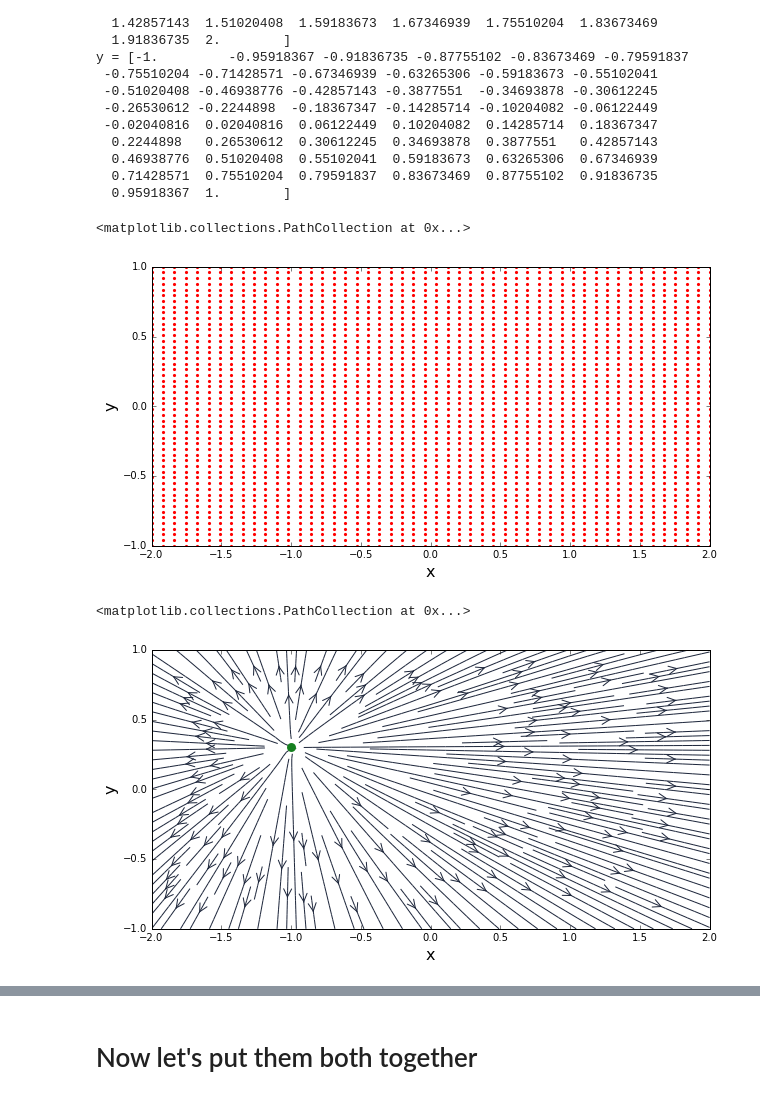
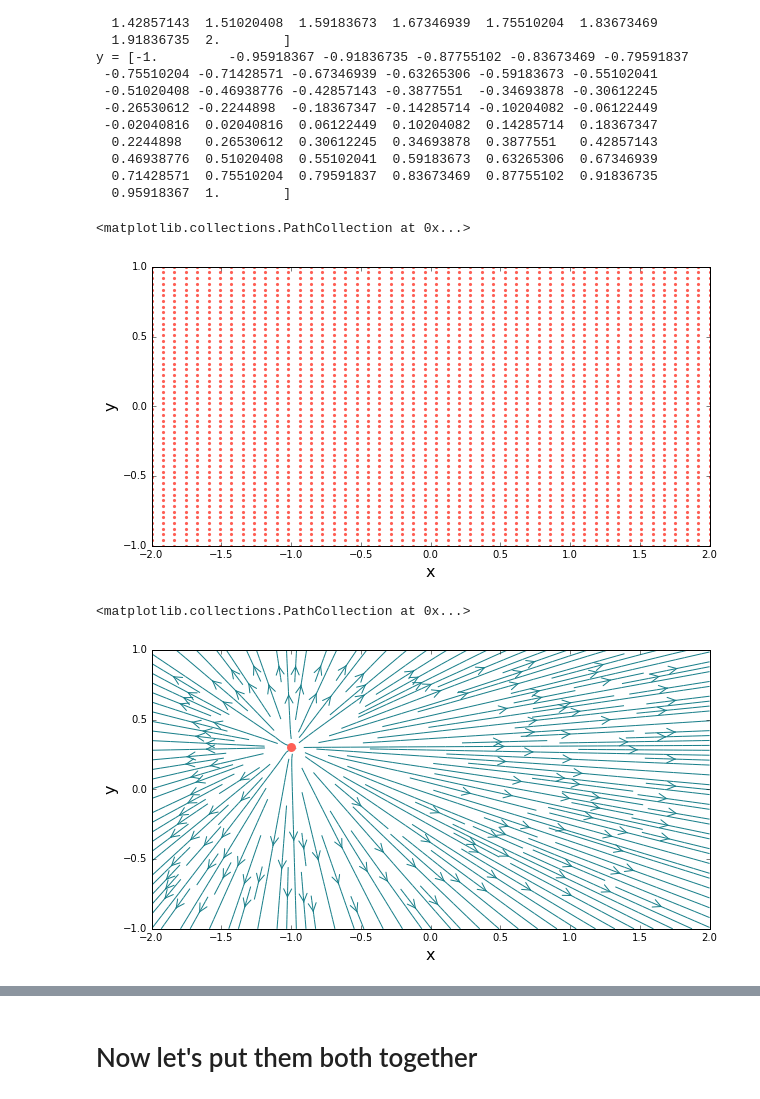
Before and after one commit to lpgleaves/mae6226-workspace, a Jupyter notebook: 01-lesson-notes.ipynb, the cells around one changed output, grey strips where cells are left out. Saved outputs shown, nothing was run; the diff lists cells and outputs as text; code cells hidden in the pictures.

Commit message:
edited colors

```diff
--- a/01-lesson-notes.ipynb
+++ b/01-lesson-notes.ipynb
@@ -46,10 +46,10 @@ pyplot.xlabel('x',fontsize=16)
 pyplot.ylabel('y',fontsize=16)
 pyplot.xlim(xa, xz)
 pyplot.ylim(ya, yz)
-pyplot.scatter(X, Y, s=10, color='red', marker='o', linewidth=0)
+pyplot.scatter(X, Y, s=10, color='#FE5F55', marker='o', linewidth=0)
 # %% [output]
 <matplotlib.collections.PathCollection at 0x...>
-[figure, old version]
+[figure, new version]
 # %%
 strength_source = 5.0                      # source strength
 x_source, y_source = -1.0, 0.3             # location of the source
@@ -60,17 +60,17 @@ v_source = strength_source/(2*math.pi) * (Y-y_source)/((X-x_source)**2 + (Y-y_so
 # %%
 # plot the streamlines
 %matplotlib inline
 size = 10
 pyplot.figure(figsize=(size, (ya-yz)/(xa-xz)*size))
 pyplot.xlabel('x', fontsize=16)
 pyplot.ylabel('y', fontsize=16)
 pyplot.xlim(xa, xz)
 pyplot.ylim(ya, yz)
-pyplot.streamplot(X, Y, u_source, v_source, color='#1D263B', density=2, linewidth=1, arrowsize=2, arrowstyle='->')
-pyplot.scatter(x_source, y_source, color='#157F1F', s=80, marker='o', linewidth=0)
+pyplot.streamplot(X, Y, u_source, v_source, color='#177E89', density=2, linewidth=1, arrowsize=2, arrowstyle='->')
+pyplot.scatter(x_source, y_source, color='#FE5F55', s=80, marker='o', linewidth=0)
 # %% [output]
 <matplotlib.collections.PathCollection at 0x...>
-[figure, old version]
+[figure, new version]
 # %%
 strength_sink = -6.0        # strength of the sink
 x_sink, y_sink = 1.0,0.0     # location of the sink
```
Also changed, not shown: parts of 3 cells of this notebook.
